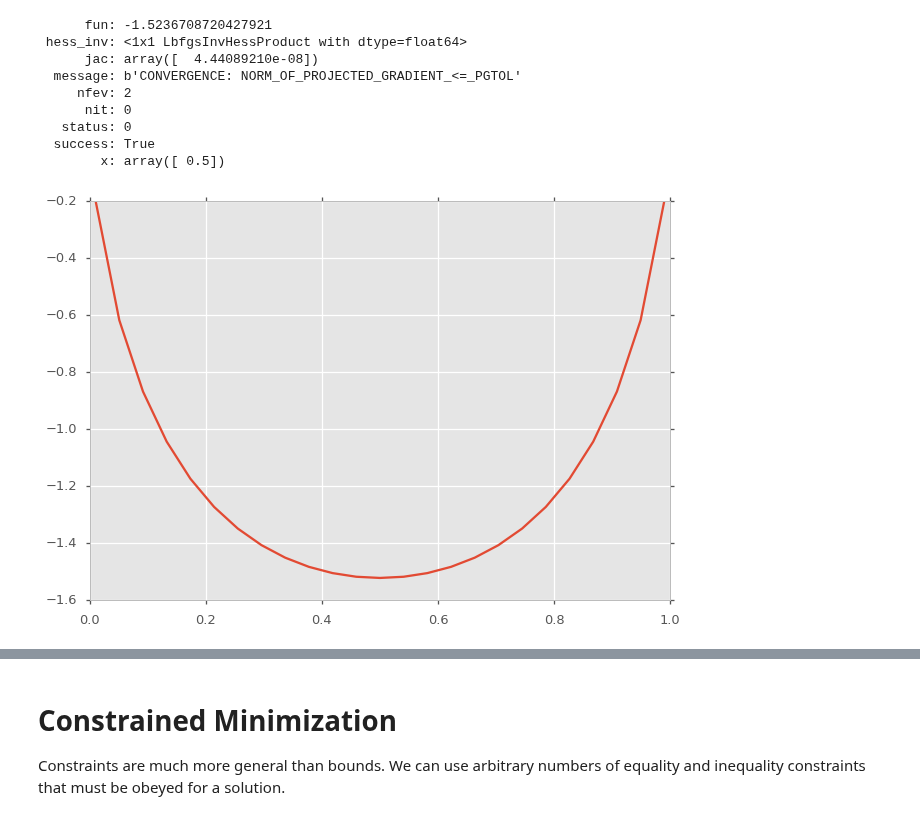
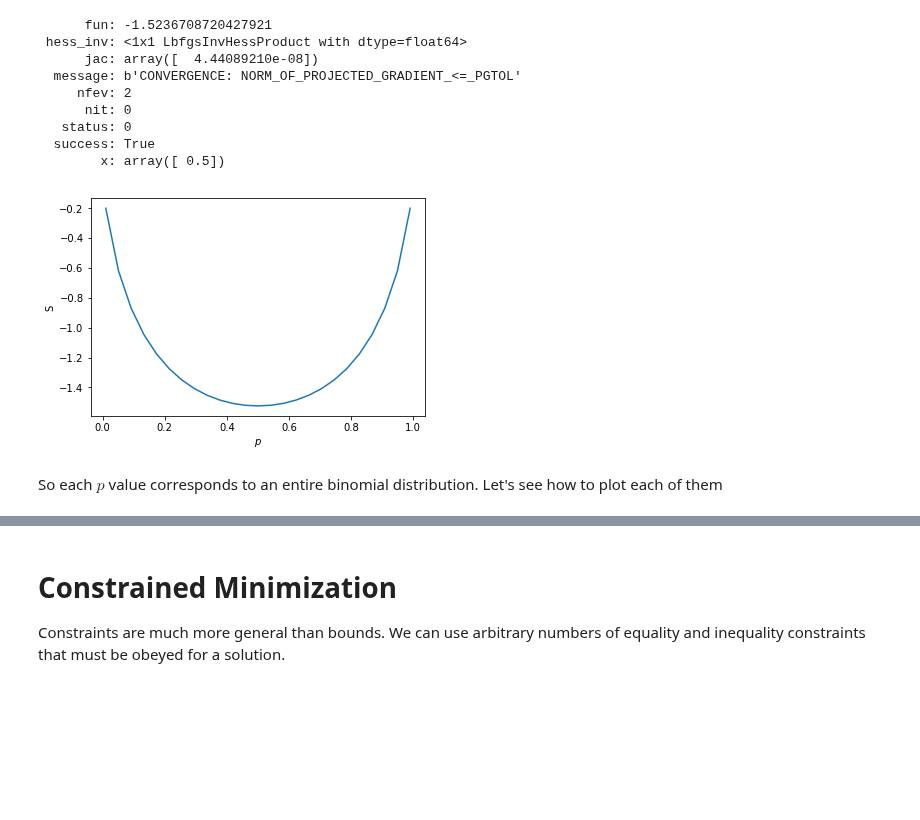
Before and after one commit to whitead/numerical_stats, a Jupyter notebook: unit_11/lectures/lecture_2.ipynb, the cells around one changed output, grey strips where cells are left out. Drawn from its saved outputs; the diff is of its cells as text; code cells hidden in the pictures; blank space fills up the shorter version.

```diff
--- a/unit_11/lectures/lecture_2.ipynb
+++ b/unit_11/lectures/lecture_2.ipynb
@@ -15,8 +23,6 @@ import numpy as np
 import matplotlib.pyplot as plt
 from math import sqrt, pi
 import scipy.optimize
-
-plt.style.use(['../../che116.mplstyle'])
 # %% [markdown]
 Non-Convex Optimization
 ====
@@ -54,3 +60,8 @@ print(ret)
                           x: array([-0.19506755])
 # %% [markdown]
 Notice you have to specify how long to try for. There is no way that basin hopping will know it's finished. Thus, try a few different iteration numbers and see if it changes.
+# %%
+x = np.linspace(-1,1, 100)
+plt.plot(x, non_convex(x))
+plt.plot(ret.x, ret.fun, 'rp')
+plt.show()
@@ -237,10 +267,14 @@ scipy.optimize.minimize(negative_entropy, x0=0.5, bounds=[(10**-9, 1 - 10**-9)])
 # %%
 np_negative_entropy = np.frompyfunc(negative_entropy, 1, 1)
 x = np.linspace(0.01, 0.99, 25)
 plt.plot(x, np_negative_entropy(x))
+plt.xlabel('$p$')
+plt.ylabel('S')
 plt.show()
 # %% [output]
-[figure, old version]
+[figure, new version]
+# %% [markdown]
+So each $p$ value corresponds to an entire binomial distribution. Let's see how to plot each of them
 # %%
 import matplotlib.cm as cm #import some colors
 
```
Also changed, not shown: parts of 30 cells of this notebook, 1 other file.
